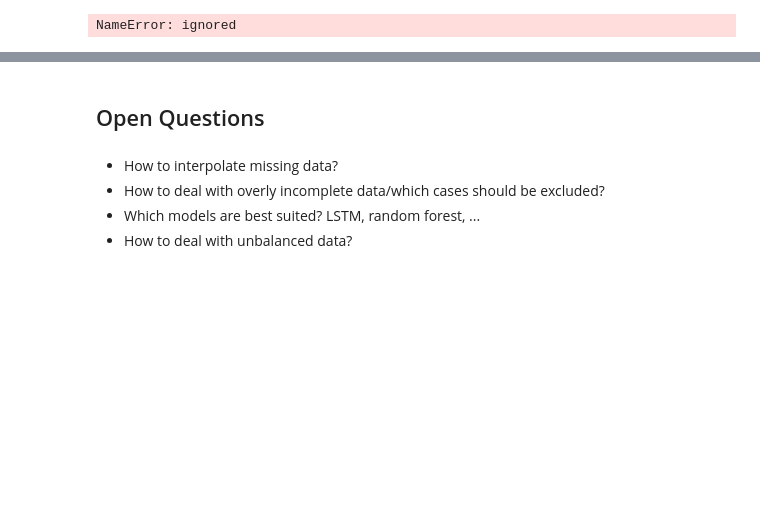
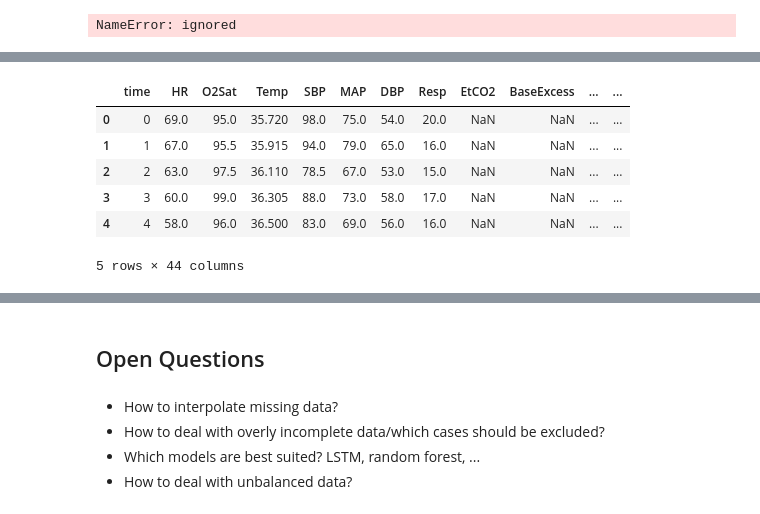
Before and after one commit to Mitmischer/sepsis-prediction, a Jupyter notebook: preprocessing.ipynb, the cells around one changed output, grey strips where cells are left out. Drawn from its saved outputs; the diff is of its cells as text; code cells hidden in the pictures; blank space fills up the shorter version.

```diff
--- a/preprocessing.ipynb
+++ b/preprocessing.ipynb
@@ -632,3 +624,13 @@ plot_importance(model)
+# %%
+ref_df.head()
+# %% [output]
+|  | time | HR | O2Sat | Temp | SBP | MAP | DBP | Resp | EtCO2 | BaseExcess | ... | ... |
+| 0 | 0 | 69.0 | 95.0 | 35.720 | 98.0 | 75.0 | 54.0 | 20.0 | NaN | NaN | ... | ... |
+| 1 | 1 | 67.0 | 95.5 | 35.915 | 94.0 | 79.0 | 65.0 | 16.0 | NaN | NaN | ... | ... |
+| 2 | 2 | 63.0 | 97.5 | 36.110 | 78.5 | 67.0 | 53.0 | 15.0 | NaN | NaN | ... | ... |
+| 3 | 3 | 60.0 | 99.0 | 36.305 | 88.0 | 73.0 | 58.0 | 17.0 | NaN | NaN | ... | ... |
+| 4 | 4 | 58.0 | 96.0 | 36.500 | 83.0 | 69.0 | 56.0 | 16.0 | NaN | NaN | ... | ... |
+5 rows × 44 columns
 # %%
 ref_df.groupby(["patient_id", "SepsisLabel"]).first()
 # %% [output]
```
Also changed, not shown: parts of 26 cells of this notebook.
